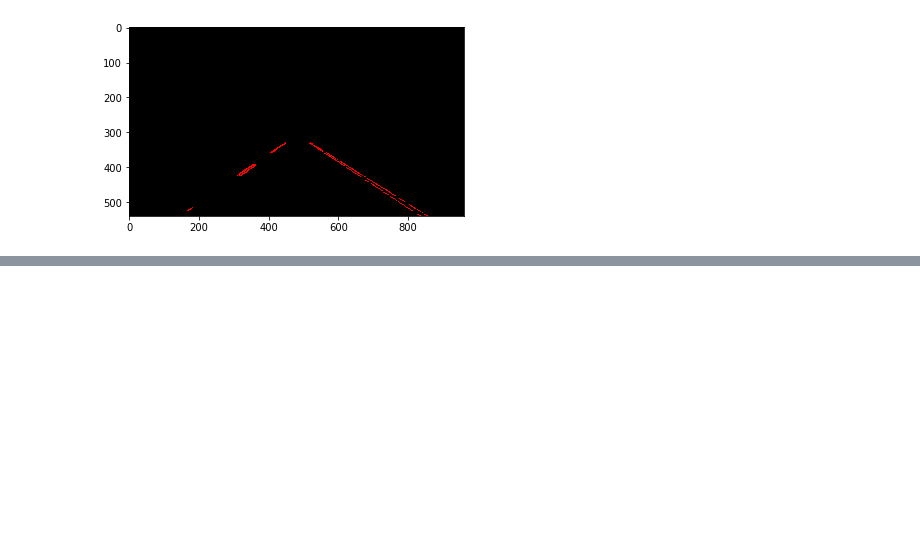
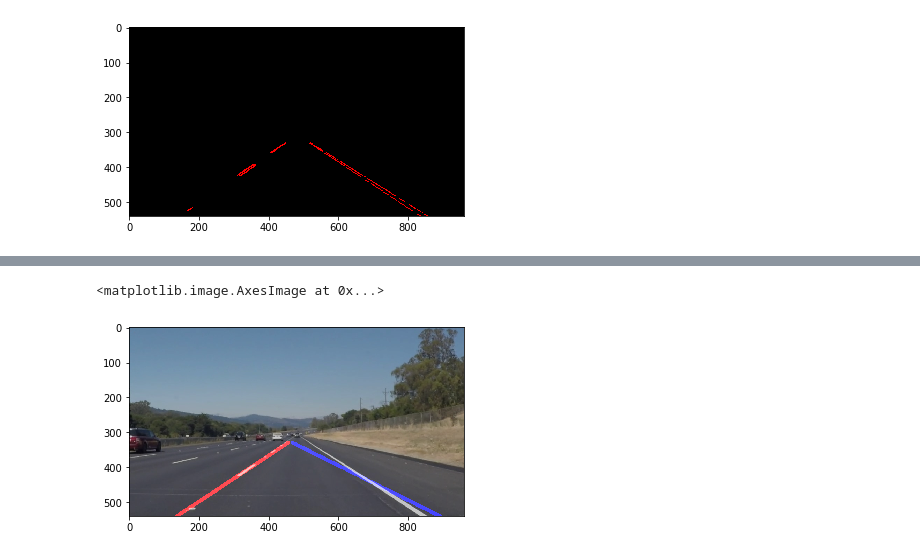
Before and after one commit to Conciliabulle/lane_detection, a Jupyter notebook: Finding_lane.ipynb, the cells around one changed output, grey strips where cells are left out. Saved outputs shown, nothing was run; the diff lists cells and outputs as text; code cells hidden in the pictures; blank space fills up the shorter version.

```diff
--- a/Finding_lane.ipynb
+++ b/Finding_lane.ipynb
@@ -183,0 +296,7 @@ print(type(lines_right),lines_right.shape)
+# %%
+image_res = np.copy(image)
+combo_res = cv2.addWeighted(image_res, 0.8, line_image, 1, 0)
+plt.imshow(combo_res)
+# %% [output]
+<matplotlib.image.AxesImage at 0x...>
+[figure, added]
```
Also changed, not shown: parts of 5 cells of this notebook.
